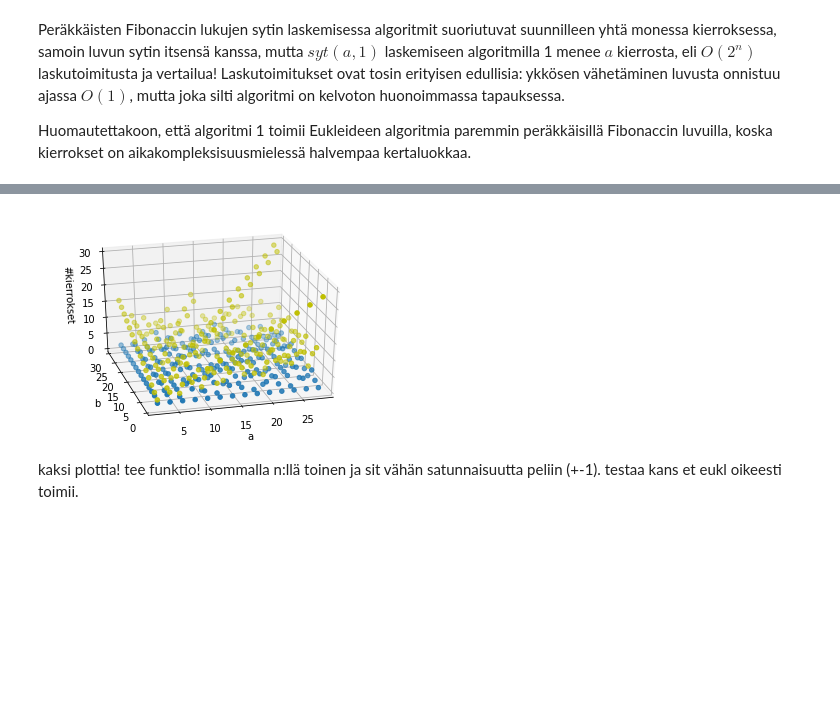
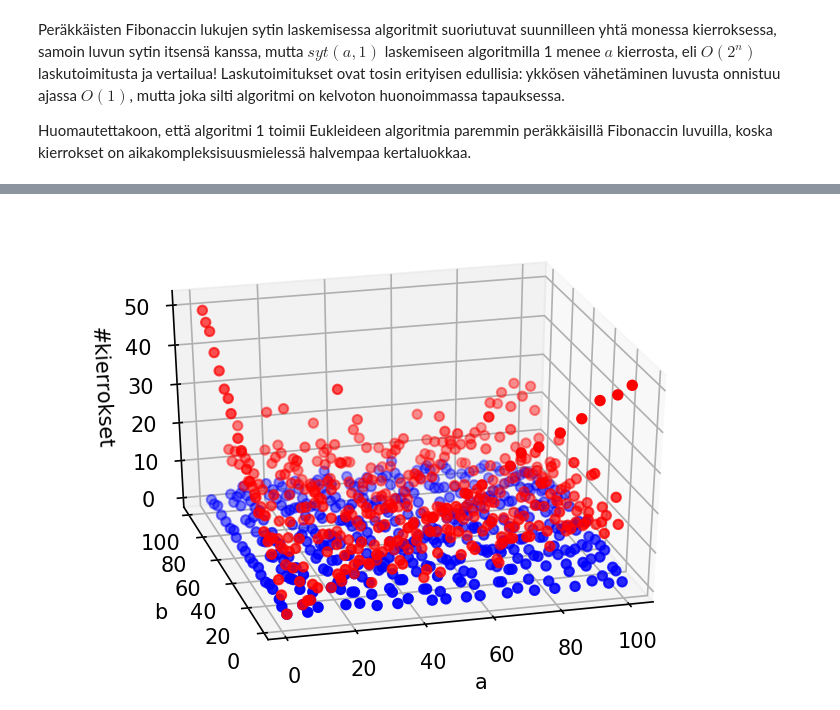
Before and after one commit to pajunkissa/gcd-complexity, a Jupyter notebook: .ipynb, the cells around one changed output, grey strips where cells are left out. Saved outputs shown, nothing was run; the diff lists cells and outputs as text; code cells hidden in the pictures; blank space fills up the shorter version.

Commit message:
more scatter plots

```diff
--- a/.ipynb
+++ b/.ipynb
@@ -85,0 +88,21 @@ n = 30
+# %%
+import matplotlib.pyplot as plt
+import numpy as np
+
+fig, axs = plt.subplots(figsize=(12, 9))
+
+n = 70
+
+x = list(range(1,n))
+y = list(range(1,n))
+
+for a in x:
+    z1 = []
+    z2 = []
+    for b in y:
+        z1.append(syt(a,b)[1])
+        z2.append(eukl(a,b)[1])
+    axs.scatter(x,z1, c = 'r', alpha = 0.1)
+    axs.scatter(x,z2, c = 'b', alpha = 0.1)
+
+plt.show()
@@ -86,34 +111,39 @@ n = 30
 # %%
 from mpl_toolkits.mplot3d import Axes3D
 import matplotlib.pyplot as plt
 import numpy as np
 
-fig = plt.figure()
+fig = plt.figure(dpi = 150)
 ax = fig.add_subplot(111, projection='3d')
+
+points = 20
+n = 100
+
+r = np.random.randint(0, 3, points)
+s = np.linspace(1,n,points)
+s = np.rint(s)
+s = s + r
 
 x = []
 y = []
 z1 = []
 z2 = []
-step = int(n/12)
 
-for a in range(1,n,step):
-    for b in range(2,n,step):
+for a in s:
+    for b in s:
         x.append(a)
         y.append(b)
         z1.append(syt(a,b)[1])
         z2.append(eukl(a,b)[1])
 
-ax.scatter(y,x,z1,c='y')
-ax.scatter(y,x,z2)
+ax.scatter(y,x,z1,c='r')
+ax.scatter(y,x,z2, c='b')
 
 ax.set_xlabel('a')
 ax.set_ylabel('b')
 ax.set_zlabel('#kierrokset')
 
 ax.view_init(30, -105)
 plt.show()
 # %% [output]
-[figure, old version]
+[figure, new version]
-# %% [markdown]
-kaksi plottia! tee funktio! isommalla n:llä toinen ja sit vähän satunnaisuutta peliin (+-1). testaa kans et eukl oikeesti toimii.
```
Also changed, not shown: parts of 6 cells of this notebook, 1 other file.
